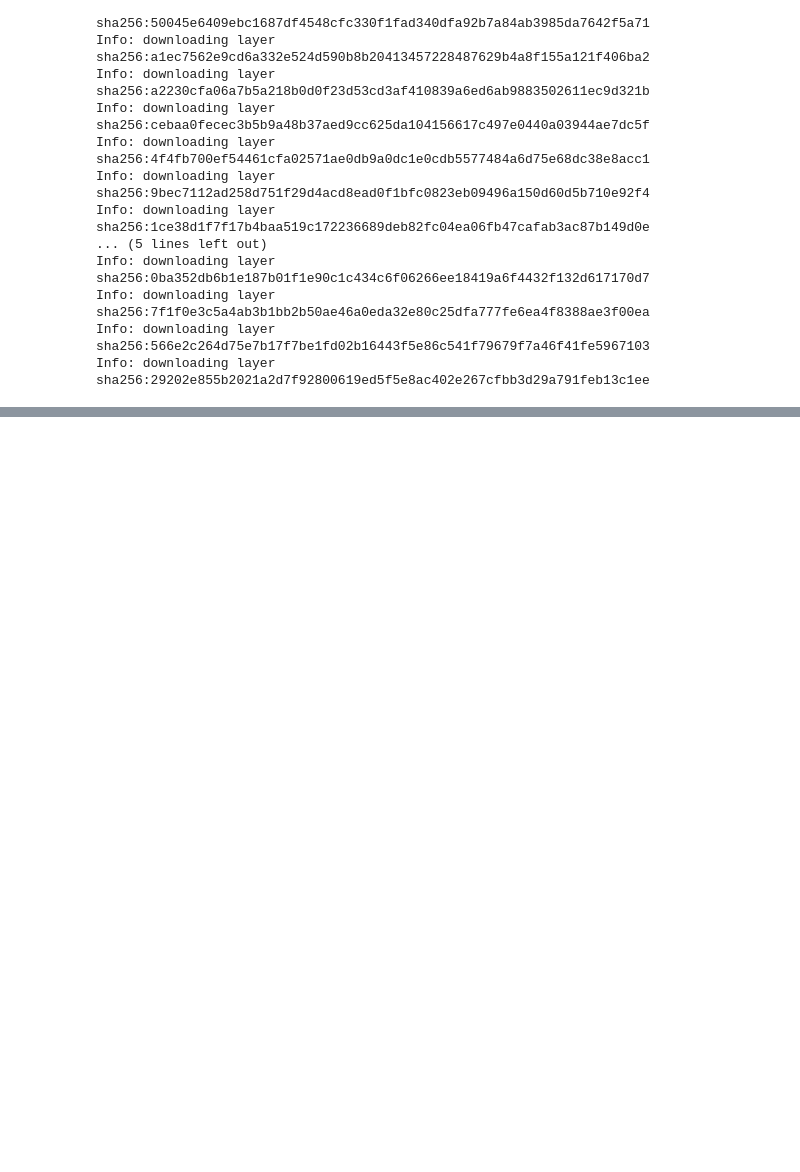
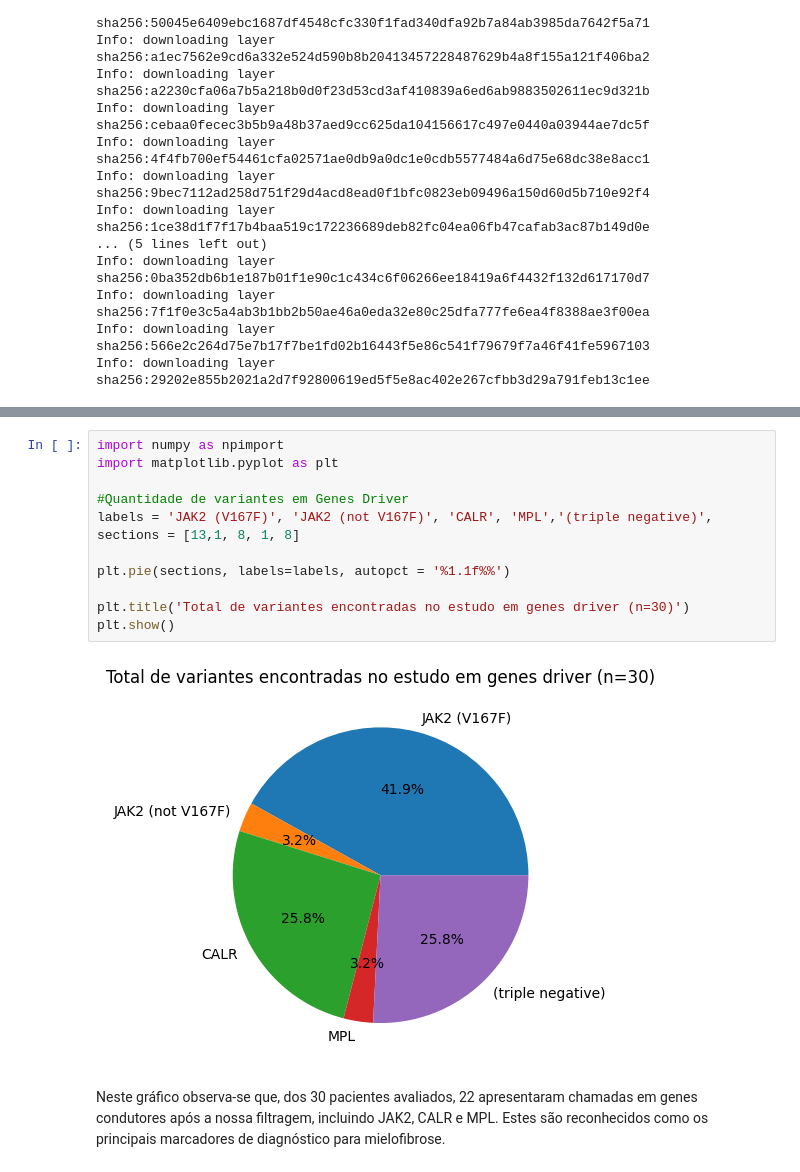
Before and after one commit to Thiiagoo777/Mielo1, a Jupyter notebook: PIPELINE_FILTRAGEM_DE_RISCO_MF.ipynb, the cells around one changed output, grey strips where cells are left out. Cells and saved outputs as stored; diff of their text form; blank space fills up the shorter version.

```diff
--- a/PIPELINE_FILTRAGEM_DE_RISCO_MF.ipynb
+++ b/PIPELINE_FILTRAGEM_DE_RISCO_MF.ipynb
@@ -292,0 +433,16 @@ CRITÉRIOS DE PONTUAÇÃO BASEADO EM GIPSS (adaptado)
+# %%
+import numpy as npimport
+import matplotlib.pyplot as plt
+
+#Quantidade de variantes em Genes Driver
+labels = 'JAK2 (V167F)', 'JAK2 (not V167F)', 'CALR', 'MPL','(triple negative)',
+sections = [13,1, 8, 1, 8]
+
+plt.pie(sections, labels=labels, autopct = '%1.1f%%')
+
+plt.title('Total de variantes encontradas no estudo em genes driver (n=30)')
+plt.show()
+# %% [output]
+[figure, added]
+# %% [markdown]
+Neste gráfico observa-se que, dos 30 pacientes avaliados, 22 apresentaram chamadas em genes condutores após a nossa filtragem, incluindo JAK2, CALR e MPL. Estes são reconhecidos como os principais marcadores de diagnóstico para mielofibrose.
```
Also changed, not shown: parts of 38 cells of this notebook.
